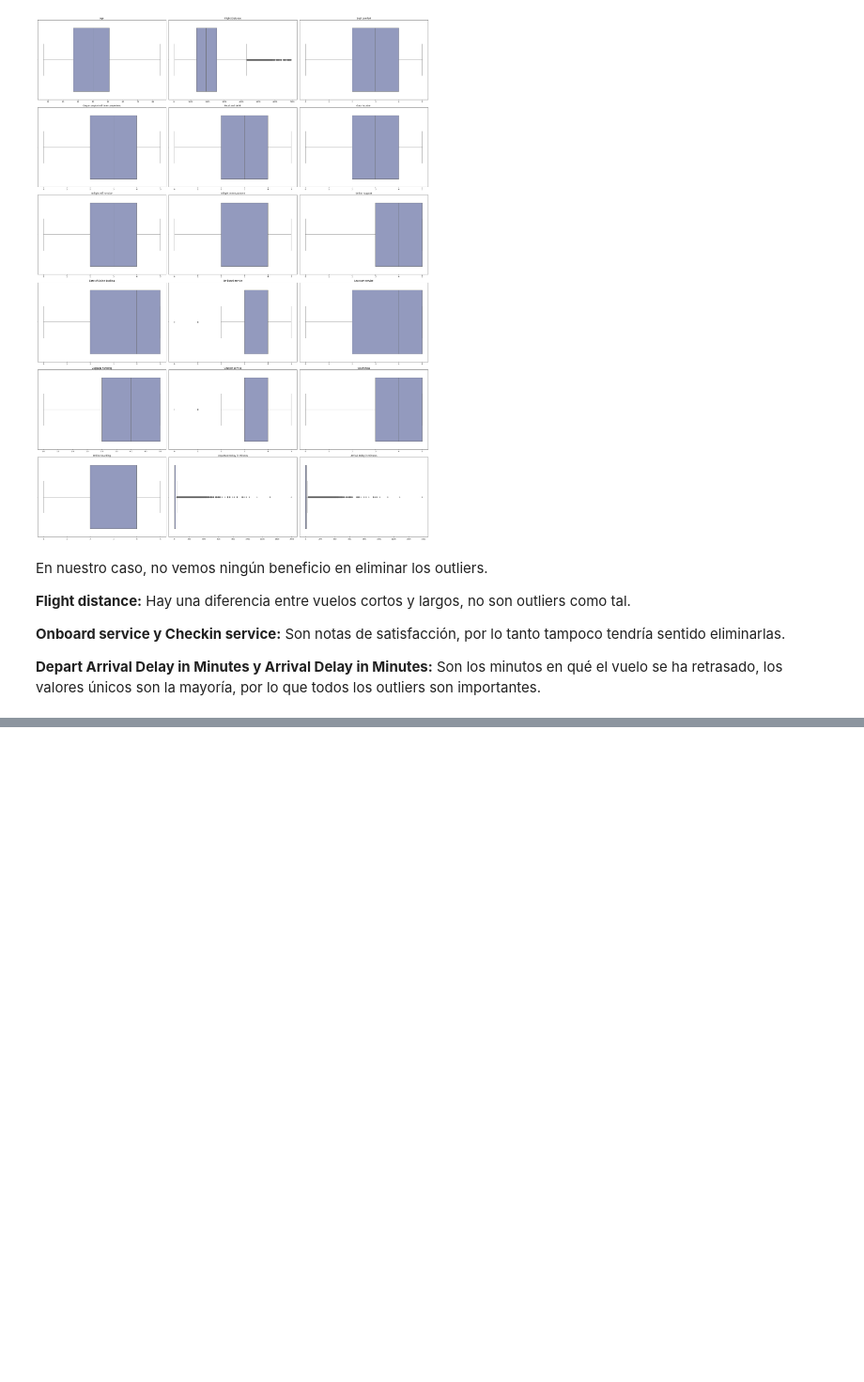
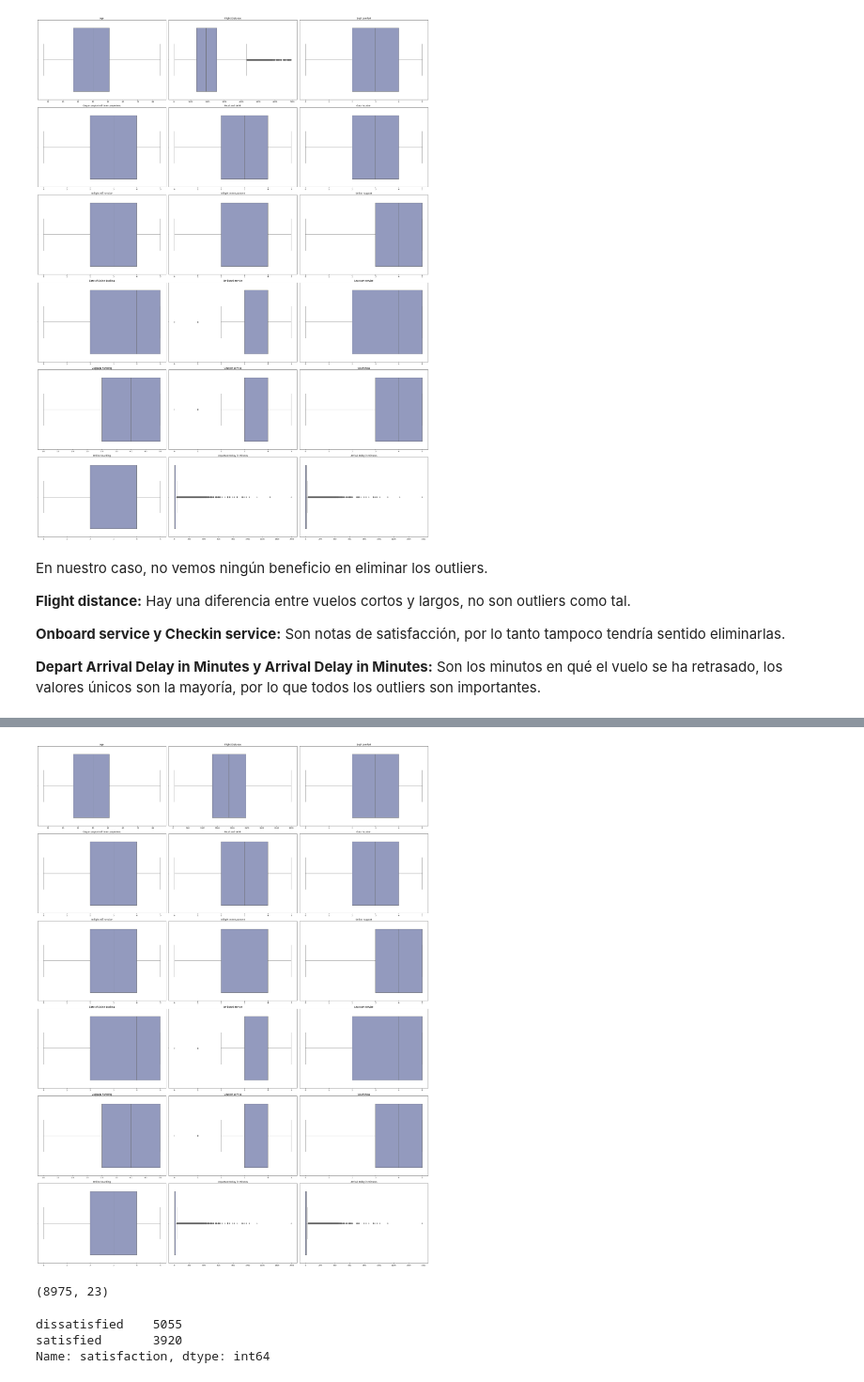
Before and after one commit to Adalab/DA-promo-c-modulo-3-sprint-1-AnaG-Laura, a Jupyter notebook: Regresión Logística/Lección-1-EDA.ipynb, the cells around one changed output, grey strips where cells are left out. Shown at 94% size. Cells and saved outputs as stored; diff of their text form; code cells hidden in the pictures; blank space fills up the shorter version.

```diff
--- a/Regresión Logística/Lección-1-EDA.ipynb
+++ b/Regresión Logística/Lección-1-EDA.ipynb
@@ -381,0 +386,2 @@ Son los minutos en qué el vuelo se ha retrasado, los valores únicos son la may
+# %%
+df_cortos = df[df["Flight Distance"] < 4000 ]
@@ -381,0 +407,15 @@ Son los minutos en qué el vuelo se ha retrasado, los valores únicos son la may
+# %%
+fig, axes = plt.subplots(6, 3, figsize=(30,40))
+
+axes = axes.flat
+
+for indice, cate in enumerate(df_num):
+
+    sns.boxplot(x = df_cortos[cate], data = df_cortos, ax=axes[indice], palette = "BuPu"); # para trazar una línea de densidad
+
+    axes[indice].set_title(cate)
+    axes[indice].set_xlabel("")
+
+fig.tight_layout();
+# %% [output]
+[figure, added]
@@ -381,0 +424,10 @@ Son los minutos en qué el vuelo se ha retrasado, los valores únicos son la may
+# %%
+df_retraso.shape
+# %% [output]
+(8975, 23)
+# %%
+df_retraso.satisfaction.value_counts()
+# %% [output]
+dissatisfied    5055
+satisfied       3920
+Name: satisfaction, dtype: int64
```
Also changed, not shown: parts of 17 cells of this notebook, 2 other files.
